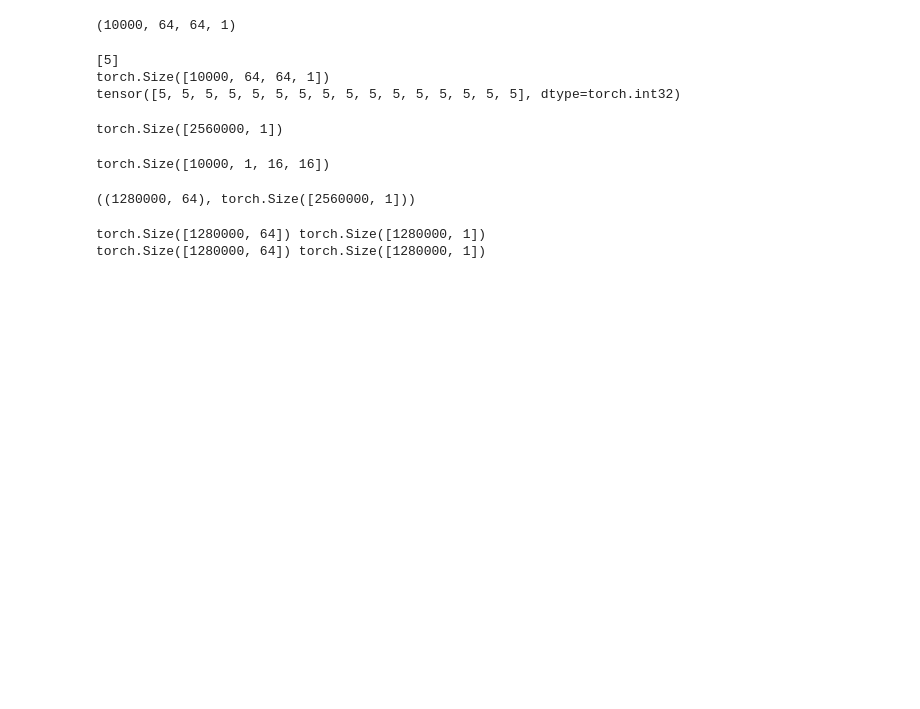
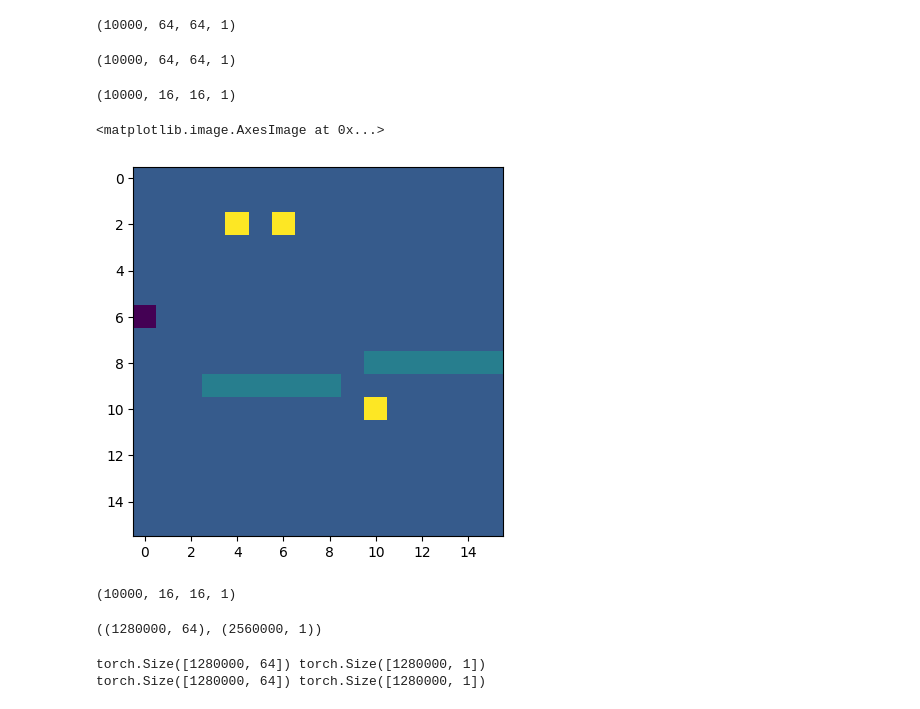
Before and after one commit to Lord225/explain-rl, a Jupyter notebook: explain/explainer_test1.ipynb, the cells around one changed output. Cells and saved outputs as stored; diff of their text form; code cells hidden in the pictures; blank space fills up the shorter version.

```diff
--- a/explain/explainer_test1.ipynb
+++ b/explain/explainer_test1.ipynb
@@ -379,30 +383,29 @@ array([-0.4738745 , -0.20058472,  0.8311043 ,  0.5513723 ,  0.50000894,
 seg_observations_index.shape
 # %% [output]
 (10000, 64, 64, 1)
-# %%
-# seg_observations_onehot
-# (1000, 64, 64, 14) -> (1000, 16, 16, 14) -> (1000*16*16, 14)
-
-# downsample to 16x16 using torch vision
-import torch.nn.functional as F
-
-print(seg_observations_index[0][0][0])
-
-seg_observations_index_downsample = th.tensor(seg_observations_index)
-print(seg_observations_index_downsample.shape)
-# resample to 16x16 using torch vision
-seg_observations_index_downsample = F.interpolate(seg_observations_index_downsample.permute(0, 3, 1, 2).float(), size=(16, 16), mode="nearest").int()
-
-print(seg_observations_index_downsample[0][0][0])
-
-seg_observations_onehot = seg_observations_index_downsample.reshape(-1, 1)
-seg_observations_onehot.shape
-# %% [output]
-[5]
-torch.Size([10000, 64, 64, 1])
-tensor([5, 5, 5, 5, 5, 5, 5, 5, 5, 5, 5, 5, 5, 5, 5, 5], dtype=torch.int32)
-torch.Size([2560000, 1])
+# %%
+# seg_observations_onehot
+# (1000, 64, 64, 14) -> (1000, 16, 16, 14) -> (1000*16*16, 14)
+
+print(seg_observations_index.shape)
+
+seg_observations_index_downsample = seg_observations_index
+#        mono = cv2.resize(mono, (16, 16), interpolation=cv2.INTER_NEAREST)
+#        mono = np.argmax((mono.reshape(-1, 1, 3) == ProcGenWrapper.UNIQUE_COLORS).all(axis=2), axis=1).reshape(16, 16, 1).astype(np.int32)
+import cv2
+
+seg_observations_index_downsample = np.array([cv2.resize(img, (16, 16), interpolation=cv2.INTER_NEAREST) for img in seg_observations_index]).reshape(-1, 16, 16, 1)
+
+seg_observations_index_downsample.shape
+# %% [output]
+(10000, 64, 64, 1)
+(10000, 16, 16, 1)
+# %%
+plt.imshow(seg_observations_index_downsample[150])
+# %% [output]
+<matplotlib.image.AxesImage at 0x...>
+[figure, added]
 # %%
 seg_observations_index_downsample.shape
 # %% [output]
-torch.Size([10000, 1, 16, 16])
+(10000, 16, 16, 1)
@@ -409,7 +414,7 @@ torch.Size([10000, 1, 16, 16])
 # %%
-features_list.shape, seg_observations_onehot.shape
+features_list.shape, seg_observations_index_downsample.shape
 # %% [output]
-((1280000, 64), torch.Size([2560000, 1]))
+((1280000, 64), (2560000, 1))
 # %%
 # (1000, 16, 16, 64)
 
```
Also changed, not shown: parts of 21 cells of this notebook, 5 other files.
